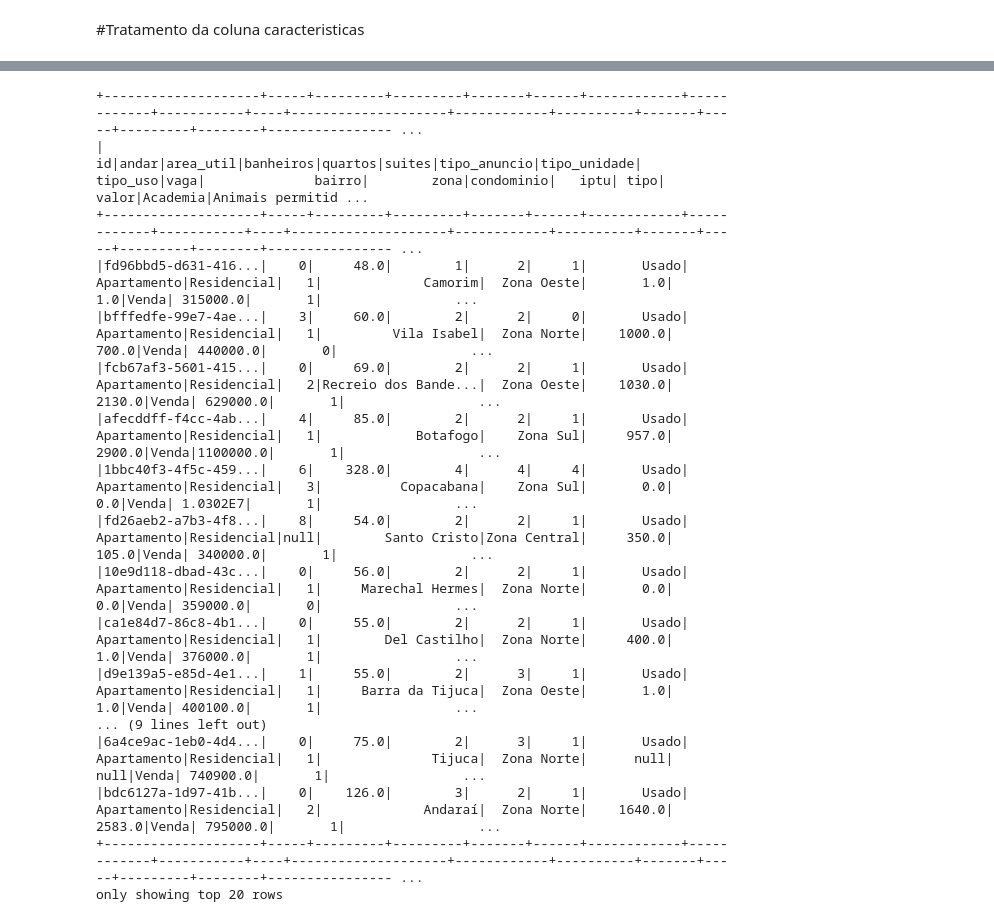
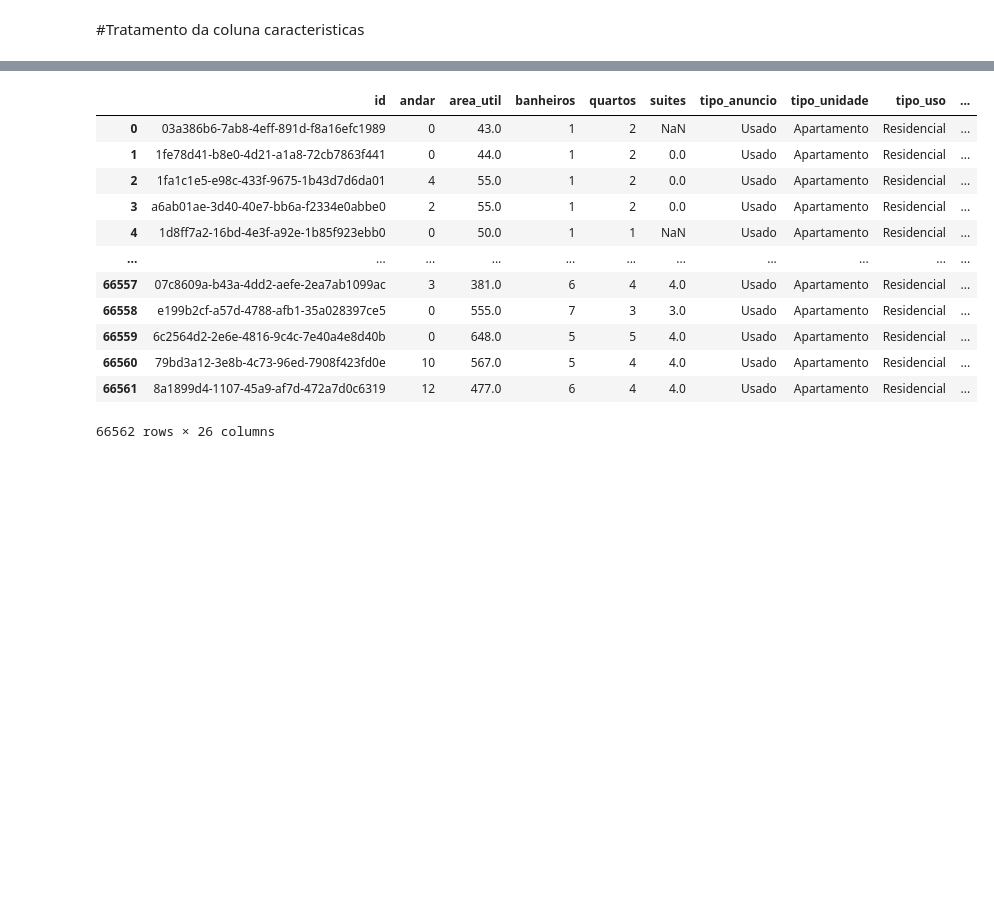
Before and after one commit to marceloviana1991/-Challenge-2-Data-Science_Projeto2d4-, a Jupyter notebook: Challenge_dados_2.ipynb, the cells around one changed output, grey strips where cells are left out. Drawn from its saved outputs; the diff is of its cells as text; code cells hidden in the pictures; blank space fills up the shorter version.

```diff
--- a/Challenge_dados_2.ipynb
+++ b/Challenge_dados_2.ipynb
@@ -206,21 +192,18 @@ only showing top 20 rows
 # %%
-dados = dados.join(caracteristicas, 'id', how='inner').drop('caracteristicas')
-dados.show()
+dados = dados.join(caracteristicas, 'id', how='left').drop('caracteristicas')
-# %% [output]
-+--------------------+-----+---------+---------+-------+------+------------+------------+-----------+----+--------------------+------------+----------+-------+-----+---------+--------+---------------- ...
-|                  id|andar|area_util|banheiros|quartos|suites|tipo_anuncio|tipo_unidade|   tipo_uso|vaga|              bairro|        zona|condominio|   iptu| tipo|    valor|Academia|Animais permitid ...
-+--------------------+-----+---------+---------+-------+------+------------+------------+-----------+----+--------------------+------------+----------+-------+-----+---------+--------+---------------- ...
-|fd96bbd5-d631-416...|    0|     48.0|        1|      2|     1|       Usado| Apartamento|Residencial|   1|             Camorim|  Zona Oeste|       1.0|    1.0|Venda| 315000.0|       1|                 ...
-|bfffedfe-99e7-4ae...|    3|     60.0|        2|      2|     0|       Usado| Apartamento|Residencial|   1|         Vila Isabel|  Zona Norte|    1000.0|  700.0|Venda| 440000.0|       0|                 ...
-|fcb67af3-5601-415...|    0|     69.0|        2|      2|     1|       Usado| Apartamento|Residencial|   2|Recreio dos Bande...|  Zona Oeste|    1030.0| 2130.0|Venda| 629000.0|       1|                 ...
-|afecddff-f4cc-4ab...|    4|     85.0|        2|      2|     1|       Usado| Apartamento|Residencial|   1|            Botafogo|    Zona Sul|     957.0| 2900.0|Venda|1100000.0|       1|                 ...
-|1bbc40f3-4f5c-459...|    6|    328.0|        4|      4|     4|       Usado| Apartamento|Residencial|   3|          Copacabana|    Zona Sul|       0.0|    0.0|Venda| 1.0302E7|       1|                 ...
-|fd26aeb2-a7b3-4f8...|    8|     54.0|        2|      2|     1|       Usado| Apartamento|Residencial|null|        Santo Cristo|Zona Central|     350.0|  105.0|Venda| 340000.0|       1|                 ...
-|10e9d118-dbad-43c...|    0|     56.0|        2|      2|     1|       Usado| Apartamento|Residencial|   1|     Marechal Hermes|  Zona Norte|       0.0|    0.0|Venda| 359000.0|       0|                 ...
-|ca1e84d7-86c8-4b1...|    0|     55.0|        2|      2|     1|       Usado| Apartamento|Residencial|   1|        Del Castilho|  Zona Norte|     400.0|    1.0|Venda| 376000.0|       1|                 ...
-|d9e139a5-e85d-4e1...|    1|     55.0|        2|      3|     1|       Usado| Apartamento|Residencial|   1|     Barra da Tijuca|  Zona Oeste|       1.0|    1.0|Venda| 400100.0|       1|                 ...
-... (9 lines left out)
-|6a4ce9ac-1eb0-4d4...|    0|     75.0|        2|      3|     1|       Usado| Apartamento|Residencial|   1|              Tijuca|  Zona Norte|      null|   null|Venda| 740900.0|       1|                 ...
-|bdc6127a-1d97-41b...|    0|    126.0|        3|      2|     1|       Usado| Apartamento|Residencial|   2|             Andaraí|  Zona Norte|    1640.0| 2583.0|Venda| 795000.0|       1|                 ...
-+--------------------+-----+---------+---------+-------+------+------------+------------+-----------+----+--------------------+------------+----------+-------+-----+---------+--------+---------------- ...
-only showing top 20 rows
+# %%
+dados.toPandas()
+# %% [output]
+|  | id | andar | area_util | banheiros | quartos | suites | tipo_anuncio | tipo_unidade | tipo_uso | ... |
+| 0 | 03a386b6-7ab8-4eff-891d-f8a16efc1989 | 0 | 43.0 | 1 | 2 | NaN | Usado | Apartamento | Residencial | ... |
+| 1 | 1fe78d41-b8e0-4d21-a1a8-72cb7863f441 | 0 | 44.0 | 1 | 2 | 0.0 | Usado | Apartamento | Residencial | ... |
+| 2 | 1fa1c1e5-e98c-433f-9675-1b43d7d6da01 | 4 | 55.0 | 1 | 2 | 0.0 | Usado | Apartamento | Residencial | ... |
+| 3 | a6ab01ae-3d40-40e7-bb6a-f2334e0abbe0 | 2 | 55.0 | 1 | 2 | 0.0 | Usado | Apartamento | Residencial | ... |
+| 4 | 1d8ff7a2-16bd-4e3f-a92e-1b85f923ebb0 | 0 | 50.0 | 1 | 1 | NaN | Usado | Apartamento | Residencial | ... |
+| ... | ... | ... | ... | ... | ... | ... | ... | ... | ... | ... |
+| 66557 | 07c8609a-b43a-4dd2-aefe-2ea7ab1099ac | 3 | 381.0 | 6 | 4 | 4.0 | Usado | Apartamento | Residencial | ... |
+| 66558 | e199b2cf-a57d-4788-afb1-35a028397ce5 | 0 | 555.0 | 7 | 3 | 3.0 | Usado | Apartamento | Residencial | ... |
+| 66559 | 6c2564d2-2e6e-4816-9c4c-7e40a4e8d40b | 0 | 648.0 | 5 | 5 | 4.0 | Usado | Apartamento | Residencial | ... |
+| 66560 | 79bd3a12-3e8b-4c73-96ed-7908f423fd0e | 10 | 567.0 | 5 | 4 | 4.0 | Usado | Apartamento | Residencial | ... |
+| 66561 | 8a1899d4-1107-45a9-af7d-472a7d0c6319 | 12 | 477.0 | 6 | 4 | 4.0 | Usado | Apartamento | Residencial | ... |
+66562 rows × 26 columns
```
Also changed, not shown: parts of 6 cells of this notebook.
